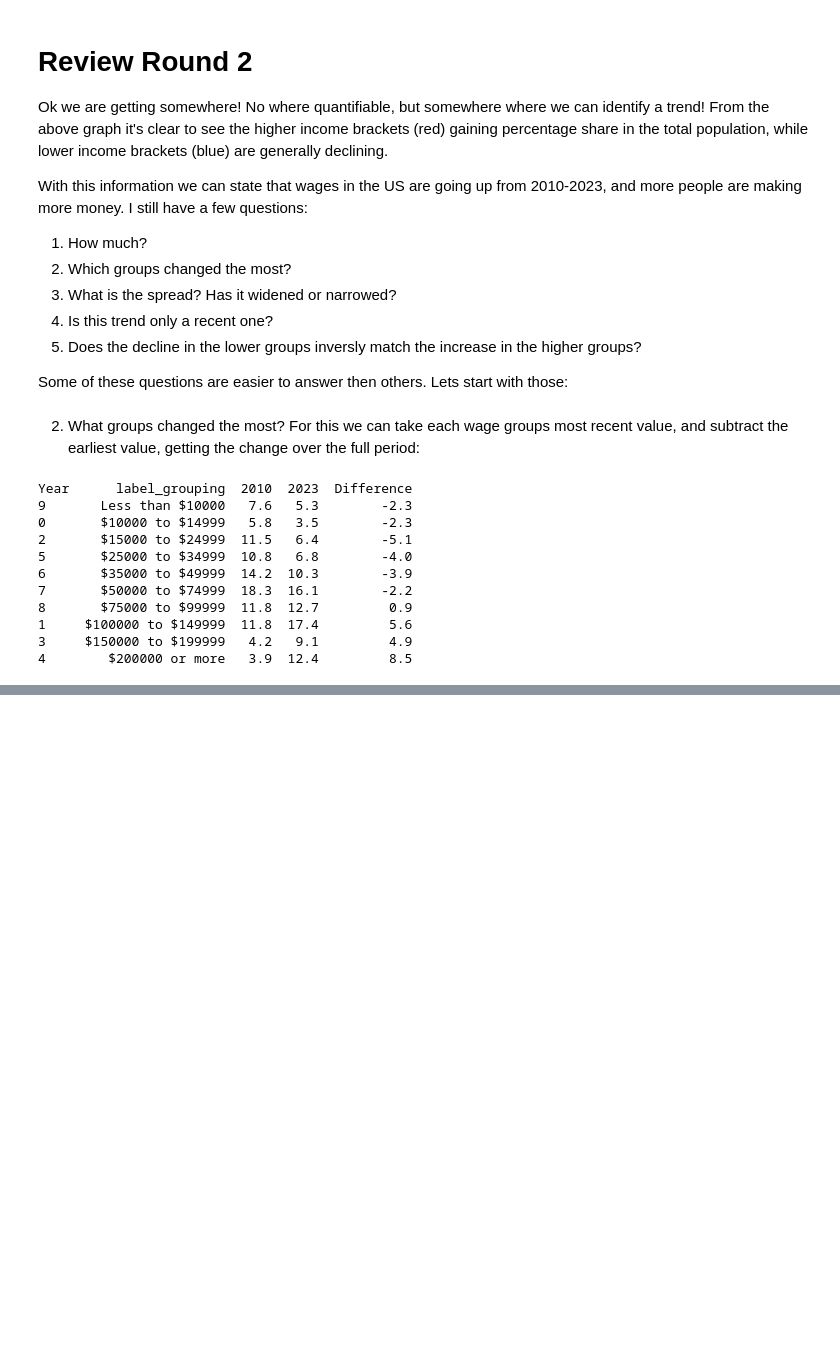
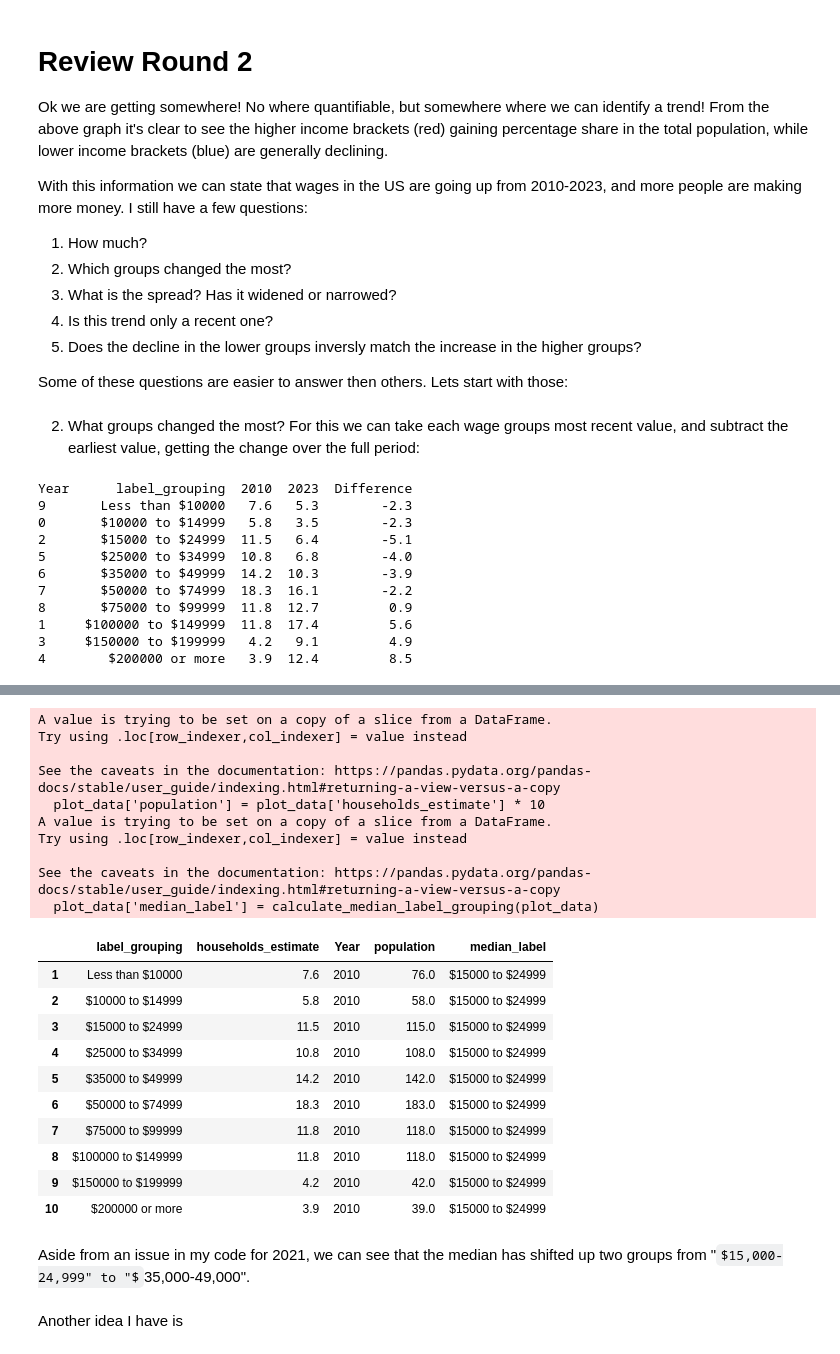
Before and after one commit to curohn/wage_distribution, a Jupyter notebook: main.ipynb, the cells around one changed output, grey strips where cells are left out. Cells and saved outputs as stored; diff of their text form; code cells hidden in the pictures; some formulas as TeX source; blank space fills up the shorter version.

```diff
--- a/main.ipynb
+++ b/main.ipynb
@@ -276,0 +283,51 @@ Lets try to work on the spread:
+# %%
+# Create population column
+plot_data['population'] = plot_data['households_estimate'] * 10
+#plot_data.head(10)
+
+
+# Function to find the median label_grouping for each year
+def calculate_median_label_grouping(df):
+    result = []  # To store the closest label_grouping for each row
+    for year in plot_data['Year'].unique():  # Iterate over each unique year
+        year_data = plot_data[plot_data['Year'] == year]  # Filter data for the current year
+        median_population = year_data['population'].median()  # Calculate median population
+        # Find the label_grouping closest to the median
+        closest_label = year_data.loc[
+            (year_data['population'] - median_population).abs().idxmin(), 'label_grouping'
+        ]
+        # Append the closest label for all rows in that year
+        result.extend([closest_label] * len(year_data))
+    return result
+
+# Apply the function to calculate the plot_data column
+plot_data['median_label'] = calculate_median_label_grouping(plot_data)
+
+# Print our new label
+plot_data.head(10)
+# %% [output]
+A value is trying to be set on a copy of a slice from a DataFrame.
+Try using .loc[row_indexer,col_indexer] = value instead
+
+See the caveats in the documentation: https://pandas.pydata.org/pandas-docs/stable/user_guide/indexing.html#returning-a-view-versus-a-copy
+  plot_data['population'] = plot_data['households_estimate'] * 10
+A value is trying to be set on a copy of a slice from a DataFrame.
+Try using .loc[row_indexer,col_indexer] = value instead
+
+See the caveats in the documentation: https://pandas.pydata.org/pandas-docs/stable/user_guide/indexing.html#returning-a-view-versus-a-copy
+  plot_data['median_label'] = calculate_median_label_grouping(plot_data)
+|  | label_grouping | households_estimate | Year | population | median_label |
+| 1 | Less than $10000 | 7.6 | 2010 | 76.0 | $15000 to $24999 |
+| 2 | $10000 to $14999 | 5.8 | 2010 | 58.0 | $15000 to $24999 |
+| 3 | $15000 to $24999 | 11.5 | 2010 | 115.0 | $15000 to $24999 |
+| 4 | $25000 to $34999 | 10.8 | 2010 | 108.0 | $15000 to $24999 |
+| 5 | $35000 to $49999 | 14.2 | 2010 | 142.0 | $15000 to $24999 |
+| 6 | $50000 to $74999 | 18.3 | 2010 | 183.0 | $15000 to $24999 |
+| 7 | $75000 to $99999 | 11.8 | 2010 | 118.0 | $15000 to $24999 |
+| 8 | $100000 to $149999 | 11.8 | 2010 | 118.0 | $15000 to $24999 |
+| 9 | $150000 to $199999 | 4.2 | 2010 | 42.0 | $15000 to $24999 |
+| 10 | $200000 or more | 3.9 | 2010 | 39.0 | $15000 to $24999 |
+# %% [markdown]
+Aside from an issue in my code for 2021, we can see that the median has shifted up two groups from "$15,000-24,999" to "$35,000-49,000".
+# %% [markdown]
+Another idea I have is
```
Also changed, not shown: parts of 2 cells of this notebook.
